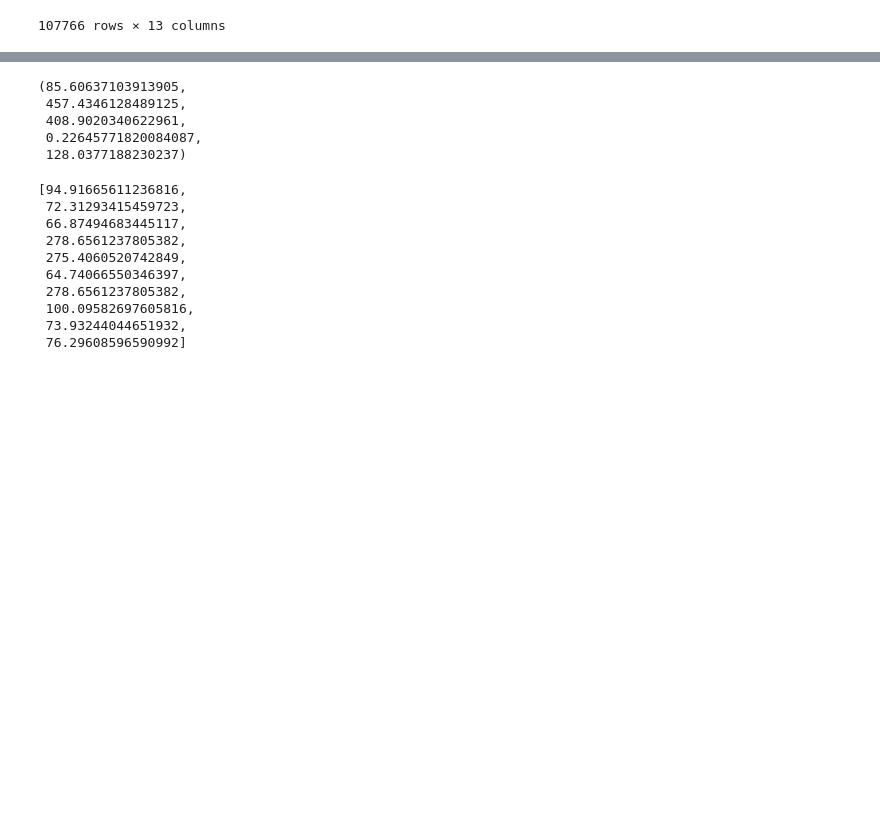
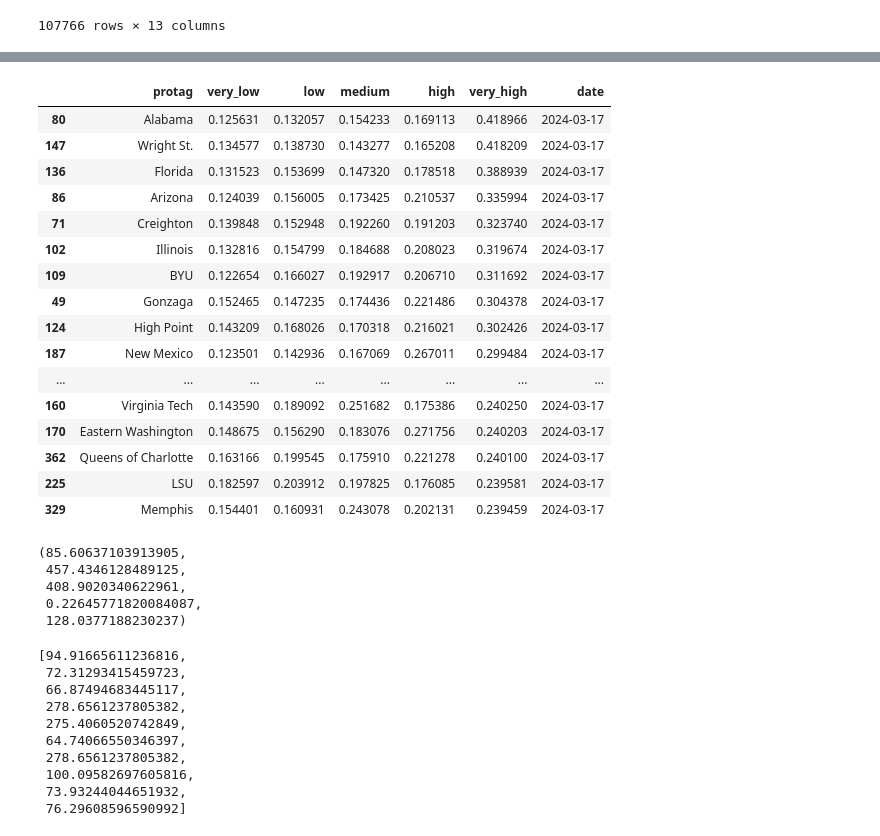
Before and after one commit to btatkinson/oddsmaker, a Jupyter notebook: notebooks/MasseyOptDivergeOD.ipynb, the cells around one changed output, grey strips where cells are left out. Saved outputs shown, nothing was run; the diff lists cells and outputs as text; code cells hidden in the pictures; blank space fills up the shorter version.

```diff
--- a/notebooks/MasseyOpt.ipynb
+++ b/notebooks/MasseyOptDivergeOD.ipynb
@@ -369 +375,4 @@ ratings.sort_values(by=['offense_rating'], ascending=False)
 366 rows × 4 columns
+# %%
+test['categorical'] = pd.qcut(test['team_sq_score'], 5, labels=False)
+test[['very_low','low','medium','high','very_high']] = pd.get_dummies(test['categorical'])
@@ -370 +675,21 @@ ratings.sort_values(by=['offense_rating'], ascending=False)
+# %%
+ratings.sort_values(by=['very_high'], ascending=False).head(50)
+# %% [output]
+|  | protag | very_low | low | medium | high | very_high | date |
+| 80 | Alabama | 0.125631 | 0.132057 | 0.154233 | 0.169113 | 0.418966 | 2024-03-17 |
+| 147 | Wright St. | 0.134577 | 0.138730 | 0.143277 | 0.165208 | 0.418209 | 2024-03-17 |
+| 136 | Florida | 0.131523 | 0.153699 | 0.147320 | 0.178518 | 0.388939 | 2024-03-17 |
+| 86 | Arizona | 0.124039 | 0.156005 | 0.173425 | 0.210537 | 0.335994 | 2024-03-17 |
+| 71 | Creighton | 0.139848 | 0.152948 | 0.192260 | 0.191203 | 0.323740 | 2024-03-17 |
+| 102 | Illinois | 0.132816 | 0.154799 | 0.184688 | 0.208023 | 0.319674 | 2024-03-17 |
+| 109 | BYU | 0.122654 | 0.166027 | 0.192917 | 0.206710 | 0.311692 | 2024-03-17 |
+| 49 | Gonzaga | 0.152465 | 0.147235 | 0.174436 | 0.221486 | 0.304378 | 2024-03-17 |
+| 124 | High Point | 0.143209 | 0.168026 | 0.170318 | 0.216021 | 0.302426 | 2024-03-17 |
+| 187 | New Mexico | 0.123501 | 0.142936 | 0.167069 | 0.267011 | 0.299484 | 2024-03-17 |
+| ... | ... | ... | ... | ... | ... | ... | ... |
+| 160 | Virginia Tech | 0.143590 | 0.189092 | 0.251682 | 0.175386 | 0.240250 | 2024-03-17 |
+| 170 | Eastern Washington | 0.148675 | 0.156290 | 0.183076 | 0.271756 | 0.240203 | 2024-03-17 |
+| 362 | Queens of Charlotte | 0.163166 | 0.199545 | 0.175910 | 0.221278 | 0.240100 | 2024-03-17 |
+| 225 | LSU | 0.182597 | 0.203912 | 0.197825 | 0.176085 | 0.239581 | 2024-03-17 |
+| 329 | Memphis | 0.154401 | 0.160931 | 0.243078 | 0.202131 | 0.239459 | 2024-03-17 |
 # %%
```
Also changed, not shown: parts of 8 cells of this notebook, 3 other files.
